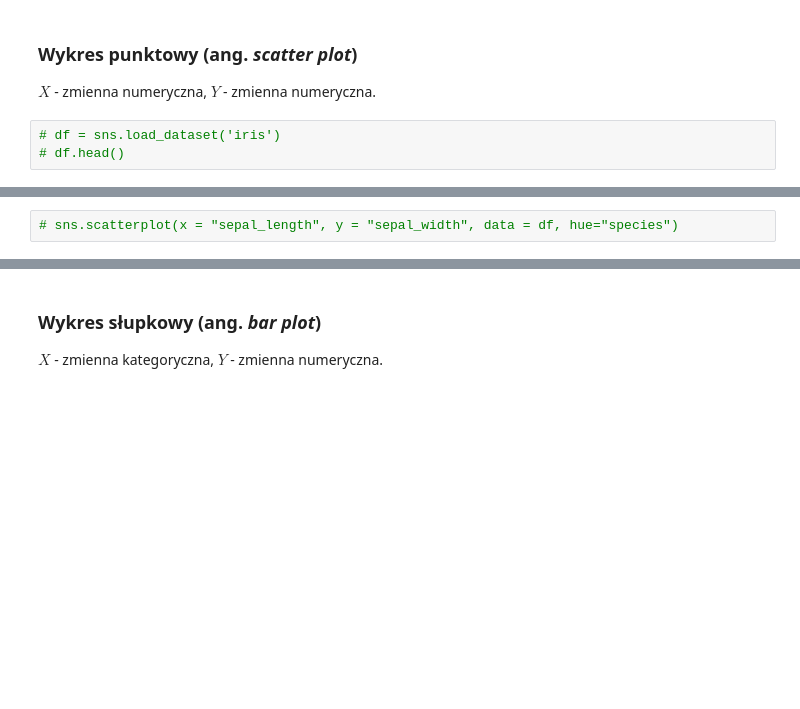
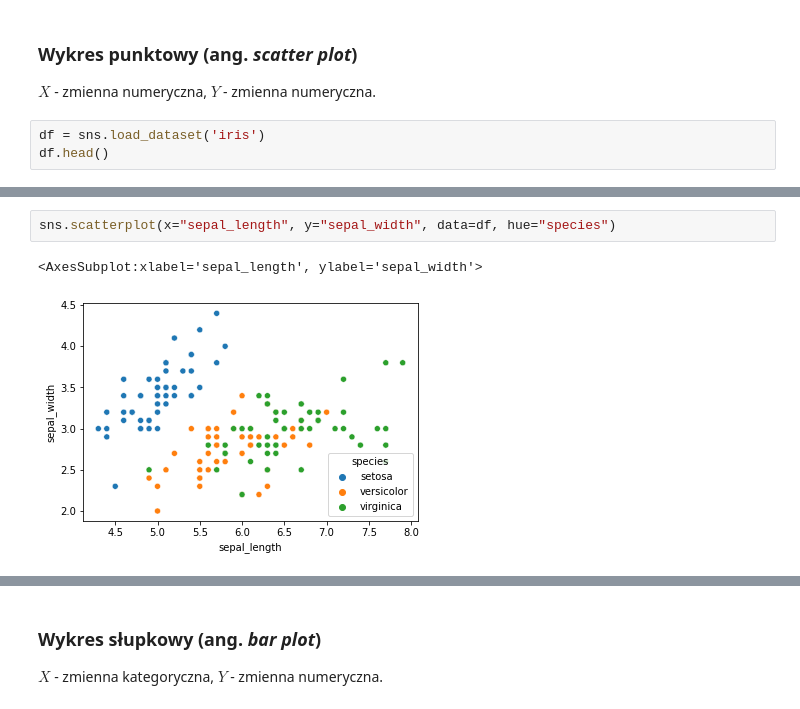
Before and after one commit to mdabrowski-phd/ds250223_stat, a Jupyter notebook: 01_statystyka_opisowa/02_wizualizacja danych.ipynb, the cells around one changed output, grey strips where cells are left out. Cells and saved outputs as stored; diff of their text form; blank space fills up the shorter version.

```diff
--- a/01_statystyka_opisowa/02_wizualizacja danych.ipynb
+++ b/01_statystyka_opisowa/02_wizualizacja danych.ipynb
@@ -40,5 +40,5 @@ Wizualizacja danych polega na *przedstawieniu/zakodowaniu* danych za pomocą *ce
 ### Wykres punktowy (ang. *scatter plot*)
 $X$ - zmienna numeryczna, $Y$ - zmienna numeryczna.
 # %%
-# df = sns.load_dataset('iris')
-# df.head()
+df = sns.load_dataset('iris')
+df.head()
@@ -45,3 +52,6 @@ $X$ - zmienna numeryczna, $Y$ - zmienna numeryczna.
 # %%
-# sns.scatterplot(x = "sepal_length", y = "sepal_width", data = df, hue="species")
+sns.scatterplot(x="sepal_length", y="sepal_width", data=df, hue="species")
+# %% [output]
+<AxesSubplot:xlabel='sepal_length', ylabel='sepal_width'>
+[figure, added]
 # %%
```
Also changed, not shown: parts of 49 cells of this notebook, 4 other files.
